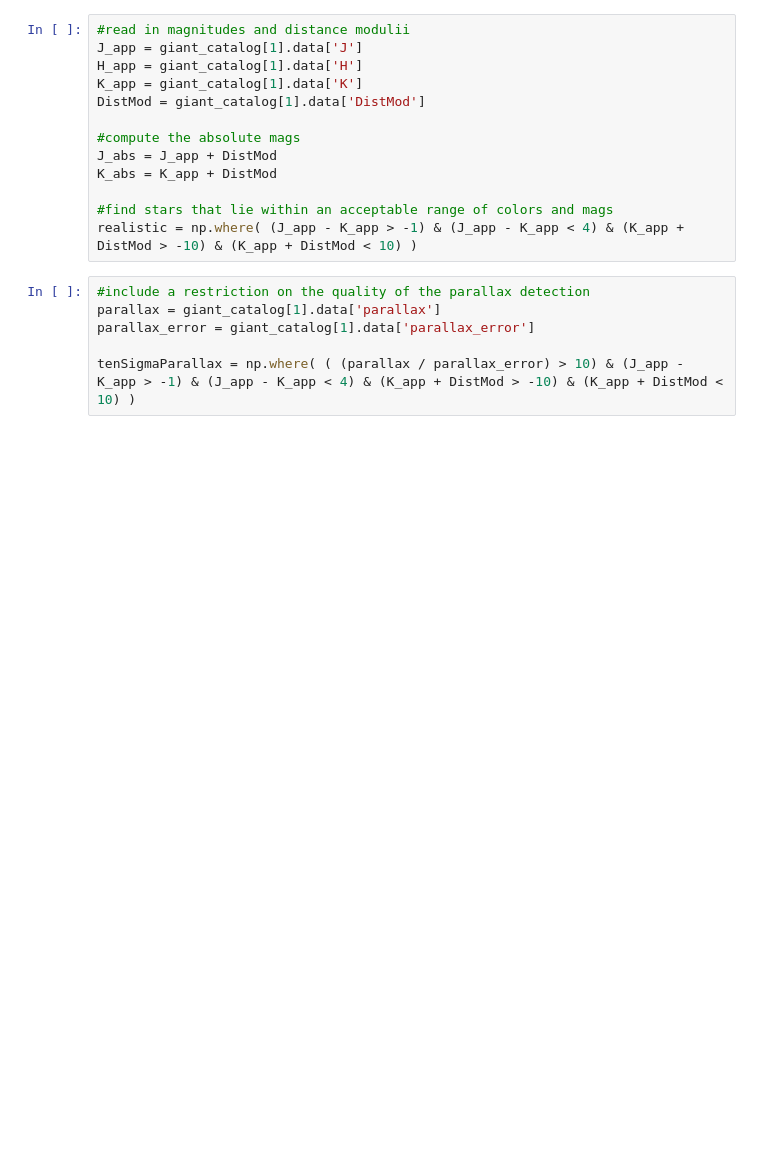
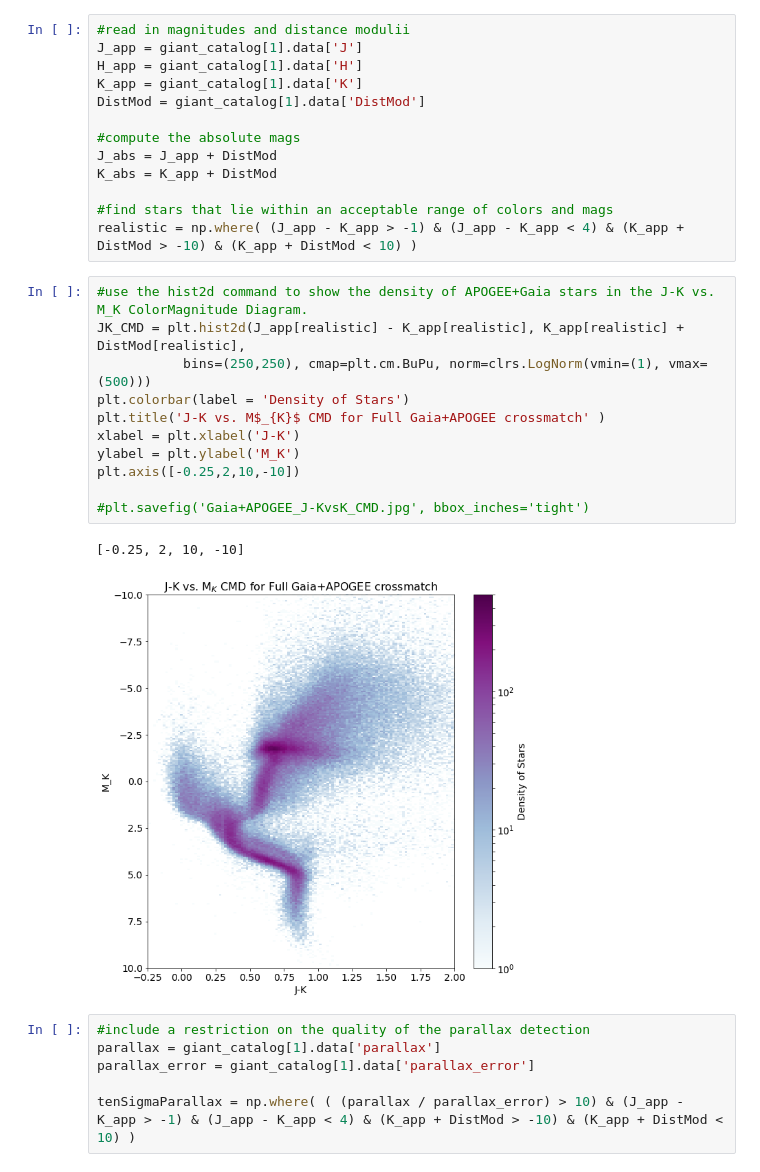
Before and after one commit to mscoggs/astro_ml, a Jupyter notebook: labels_scoggins.ipynb, the cells around one changed output. Drawn from its saved outputs; the diff is of its cells as text; blank space fills up the shorter version.

```diff
--- a/labels_scoggins.ipynb
+++ b/labels_scoggins.ipynb
@@ -44,6 +44,20 @@ K_abs = K_app + DistMod
 
 #find stars that lie within an acceptable range of colors and mags
 realistic = np.where( (J_app - K_app > -1) & (J_app - K_app < 4) & (K_app + DistMod > -10) & (K_app + DistMod < 10) )
+# %%
+#use the hist2d command to show the density of APOGEE+Gaia stars in the J-K vs. M_K ColorMagnitude Diagram.
+JK_CMD = plt.hist2d(J_app[realistic] - K_app[realistic], K_app[realistic] + DistMod[realistic],
+           bins=(250,250), cmap=plt.cm.BuPu, norm=clrs.LogNorm(vmin=(1), vmax=(500)))
+plt.colorbar(label = 'Density of Stars')
+plt.title('J-K vs. M$_{K}$ CMD for Full Gaia+APOGEE crossmatch' )
+xlabel = plt.xlabel('J-K')
+ylabel = plt.ylabel('M_K')
+plt.axis([-0.25,2,10,-10])
+
+#plt.savefig('Gaia+APOGEE_J-KvsK_CMD.jpg', bbox_inches='tight')
+# %% [output]
+[-0.25, 2, 10, -10]
+[figure, added]
 # %%
 #include a restriction on the quality of the parallax detection
 parallax = giant_catalog[1].data['parallax']
```
Also changed, not shown: parts of 15 cells of this notebook, 1 other file.
